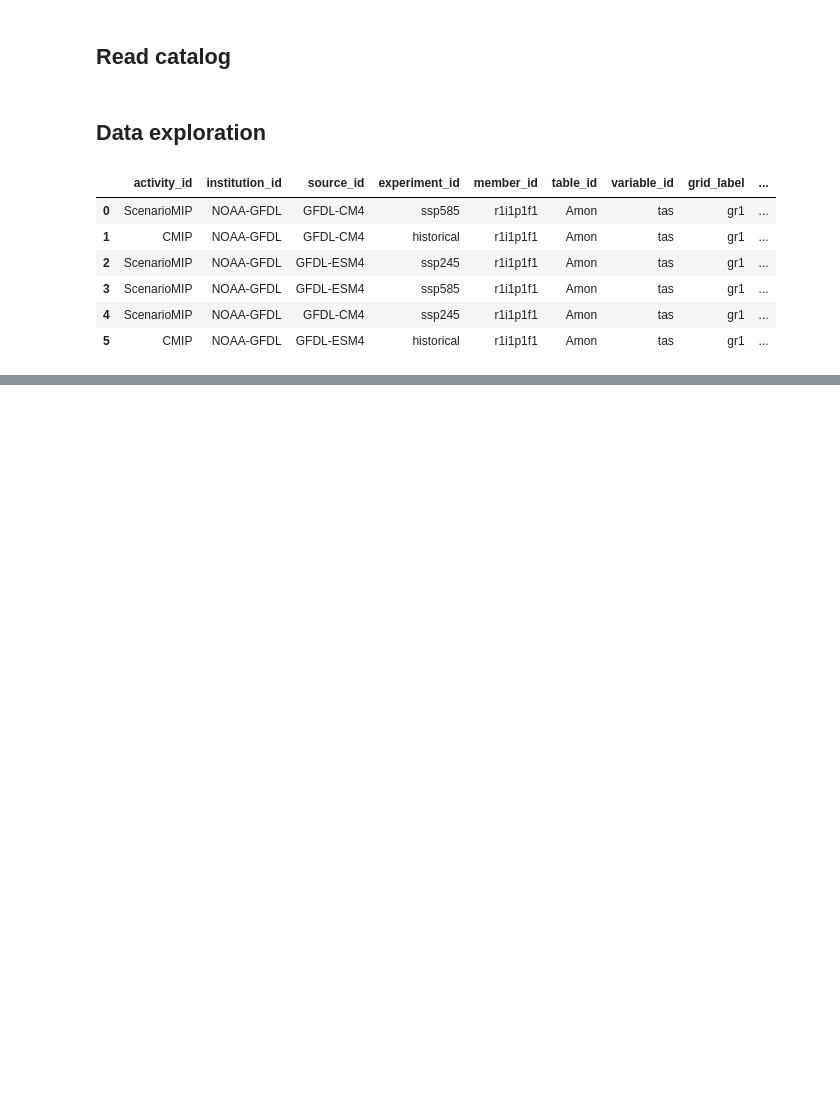
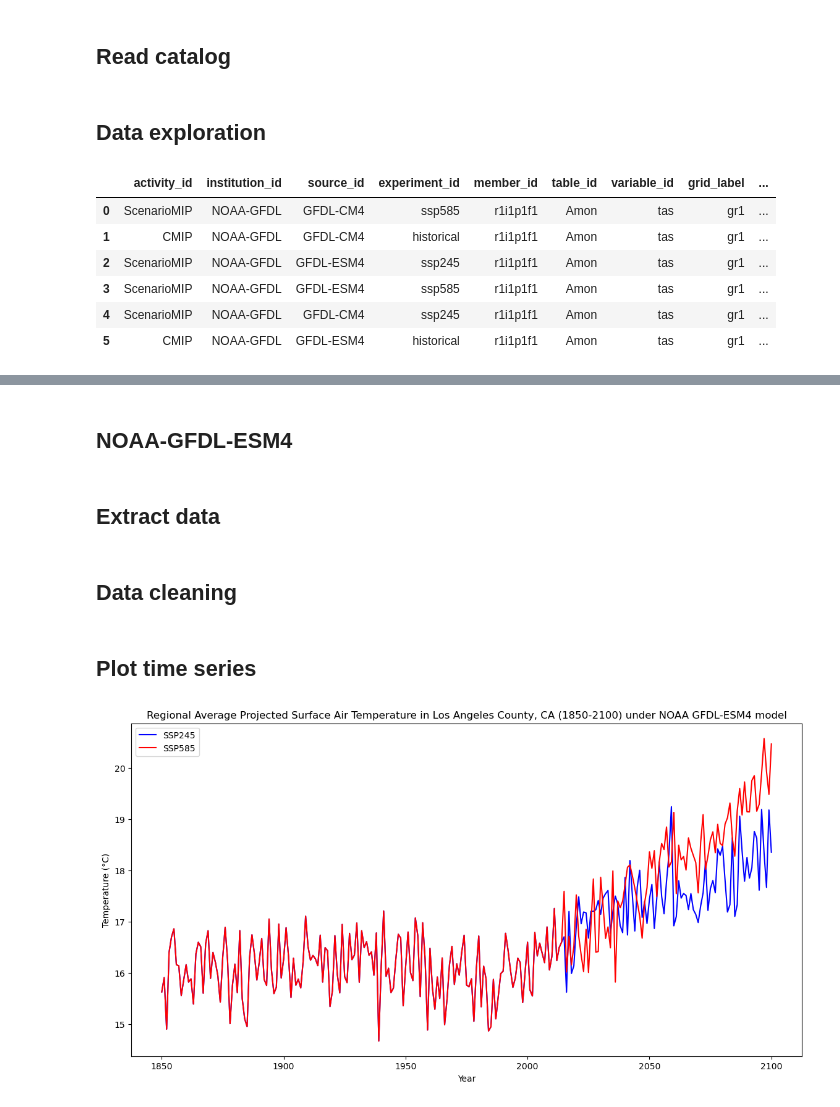
Before and after one commit to matteo-torres/time-series-analysis, a Jupyter notebook: time-series-analysis.ipynb, the cells around one changed output, grey strips where cells are left out. Drawn from its saved outputs; the diff is of its cells as text; code cells hidden in the pictures; blank space fills up the shorter version.

```diff
--- a/time-series-analysis.ipynb
+++ b/time-series-analysis.ipynb
@@ -32,0 +131,4 @@ display(res.df)
+# %% [markdown]
+## NOAA-GFDL-ESM4
+# %% [markdown]
+## Extract data
@@ -32,0 +144,12 @@ display(res.df)
+# %% [markdown]
+## Data cleaning
+# %%
+# Concatenate historical and ssp245
+ESM4_ssp245 = xr.concat([hist_data, ssp245_data], dim = "time")
+
+# Concatenate historical and ssp585
+ESM4_ssp585 = xr.concat([hist_data, ssp585_data], dim = "time")
+
+# Convert time to datetime64 format
+ESM4_ssp245["time"] = ESM4_ssp245.time.astype("datetime64[ns]")
+ESM4_ssp585["time"] = ESM4_ssp585.time.astype("datetime64[ns]")
@@ -32,0 +179,40 @@ display(res.df)
+# %%
+# Calculate annual mean temperature
+annual_mean_ssp245 = LA_tas_ssp245.groupby("time.year").mean()
+annual_mean_ssp585 = LA_tas_ssp585.groupby("time.year").mean()
+
+# Convert to Celsius
+annual_mean_ssp245 = annual_mean_ssp245 - 273.15
+annual_mean_ssp585 = annual_mean_ssp585 - 273.15
+# %% [markdown]
+## Plot time series
+# %%
+# Plot the time series
+fig, ax = plt.subplots(figsize = (14,7))
+
+# Plot ssp245
+ax.plot(annual_mean_ssp245.year,
+        annual_mean_ssp245,
+        label = "SSP245",
+        color = "blue")
+
+# Plot ssp585
+ax.plot(annual_mean_ssp585.year,
+        annual_mean_ssp585,
+        label = "SSP585",
+        color = "red")
+
+# Add a title
+ax.set_title("Regional Average Projected Surface Air Temperature in Los Angeles County, CA (1850-2100) under NOAA GFDL-ESM4 model")
+
+# Add axis lables
+ax.set_xlabel("Year")
+ax.set_ylabel("Temperature (°C)")
+
+# Add a legend
+ax.legend()
+
+# Display plot
+plt.show()
+# %% [output]
+[figure, added]
```
Also changed, not shown: parts of 16 cells of this notebook.
